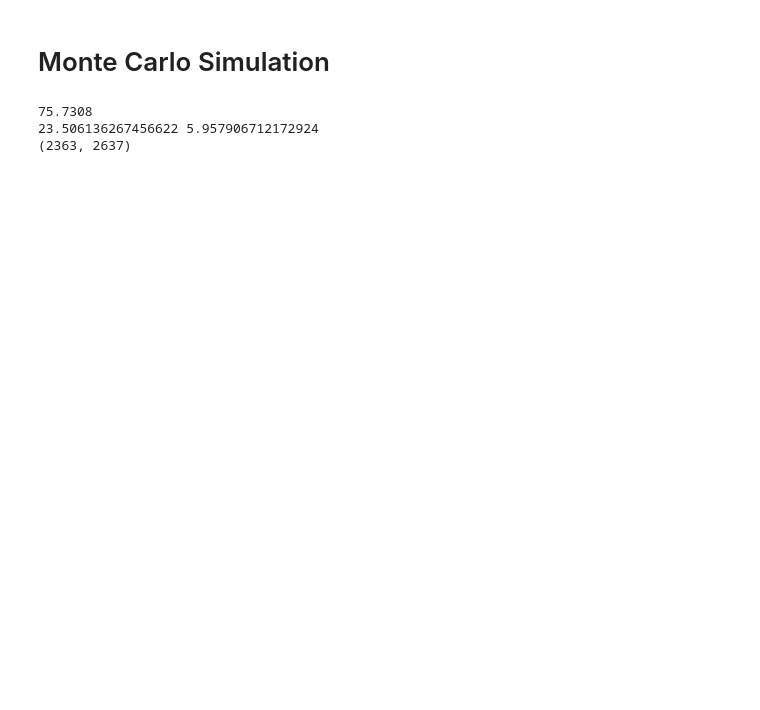
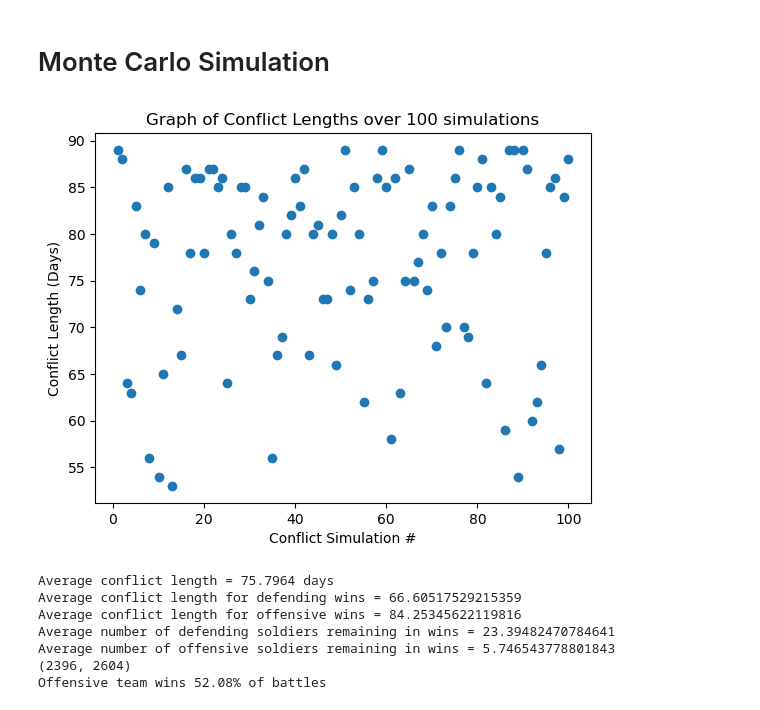
Before and after one commit to VigneshG04/FIT3139-Project, a Jupyter notebook: project.ipynb, the cells around one changed output. Saved outputs shown, nothing was run; the diff lists cells and outputs as text; code cells hidden in the pictures; blank space fills up the shorter version.

```diff
--- a/project.ipynb
+++ b/project.ipynb
@@ -107,26 +96,46 @@ plt.show()
 # Monte Carlo Simulation
 # %%
 def monte_carlo(M, IC, max_iter = 100, n = 5000, verbose = False):
-    x_winners = []
-    y_winners = []
-    x_wins = 0
+    x_winners, y_winners = [], []
+    n_track = []
+    x_wins, y_wins = 0, 0
     conflict_lengths = []
-    for i in range(1, n):
+    x_lengths, y_lengths = [], []
+    for i in range(n):
         if verbose: print('Simulating conflict {0}'.format(i))
         sol, _, x, y = simulate_conflict(M, IC, max_iter = max_iter)
+        con_len = len(sol) - 2
+        conflict_lengths.append(con_len)
+        n_track.append(i + 1)
         if x[-1] == 0:
             y_winners.append(y[-1])
+            y_lengths.append(con_len)
+            y_wins += 1
         else:
             x_winners.append(x[-1])
+            x_lengths.append(con_len)
             x_wins += 1
-        conflict_lengths.append(len(sol) - 2)
-    y_wins = n - x_wins
-    print(sum(conflict_lengths)/n)
-    print(sum(x_winners)/x_wins, sum(y_winners)/y_wins)
+    plt.scatter(n_track[:100], conflict_lengths[:100])
+    plt.xlabel("Conflict Simulation #")
+    plt.ylabel("Conflict Length (Days)")
+    plt.title("Graph of Conflict Lengths over 100 simulations")
+    plt.show()
+    print(f"Average conflict length = {sum(conflict_lengths)/n} days")
+    print(f"Average conflict length for defending wins = {sum(x_lengths)/x_wins}")
+    print(f"Average conflict length for offensive wins = {sum(y_lengths)/y_wins}")
+    print(f"Average number of defending soldiers remaining in wins = {sum(x_winners)/x_wins}")
+    print(f"Average number of offensive soldiers remaining in wins = {sum(y_winners)/y_wins}")
     return x_wins, y_wins
 mc_simulation = monte_carlo(M, IC)
 print(mc_simulation)
+y_percentage = mc_simulation[1]/50
+print(f"Offensive team wins {y_percentage}% of battles")
 # %% [output]
+[figure, added]
-75.7308
-23.506136267456622 5.957906712172924
-(2363, 2637)
+Average conflict length = 75.7964 days
+Average conflict length for defending wins = 66.60517529215359
+Average conflict length for offensive wins = 84.25345622119816
+Average number of defending soldiers remaining in wins = 23.39482470784641
+Average number of offensive soldiers remaining in wins = 5.746543778801843
+(2396, 2604)
+Offensive team wins 52.08% of battles
```
Also changed, not shown: parts of 13 cells of this notebook, 2 other files.
